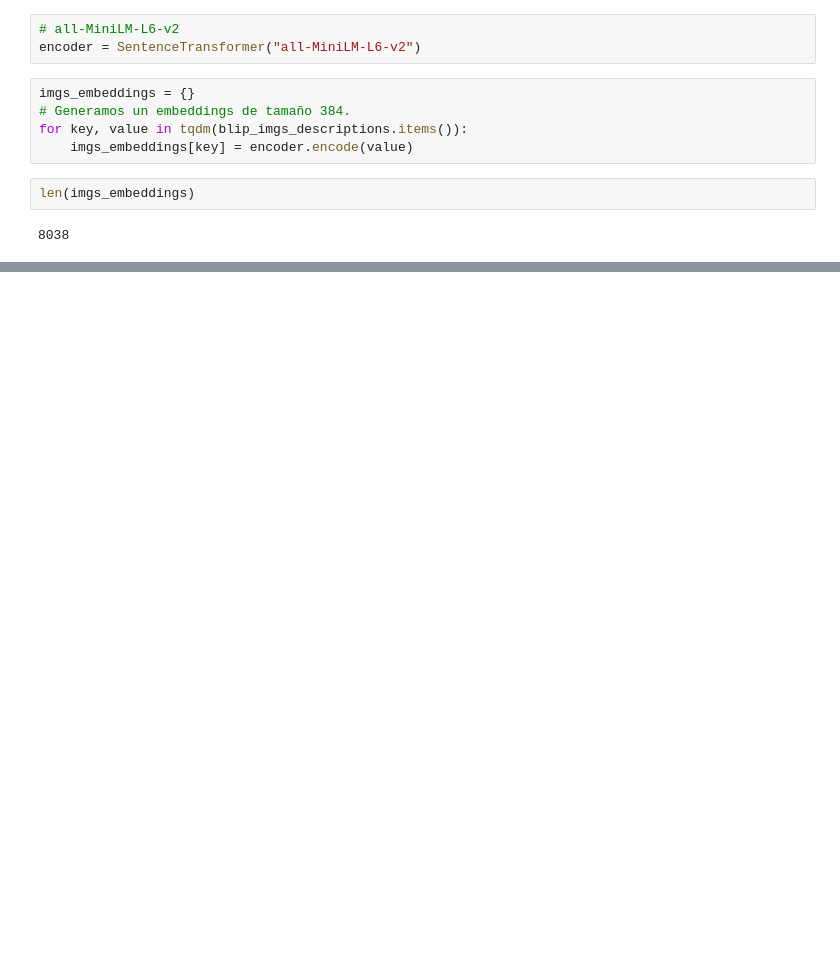
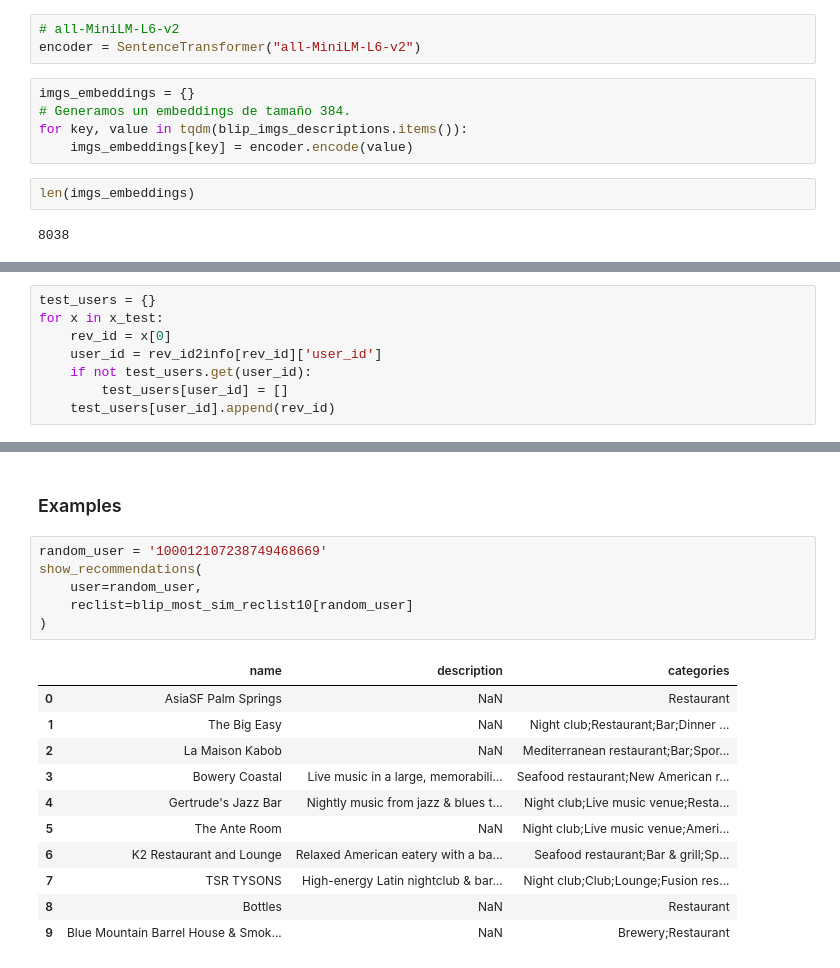
Before and after one commit to pedrozavalat/iic3633-proyecto, a Jupyter notebook: iic3633_BLIP.ipynb, the cells around one changed output, grey strips where cells are left out. Drawn from its saved outputs; the diff is of its cells as text; blank space fills up the shorter version.

```diff
--- a/iic3633_BLIP.ipynb
+++ b/iic3633_BLIP.ipynb
@@ -461,0 +522,8 @@ show_recommendations(idx_to_user[user_3], user3_reclist)
+# %%
+test_users = {}
+for x in x_test:
+    rev_id = x[0]
+    user_id = rev_id2info[rev_id]['user_id']
+    if not test_users.get(user_id):
+        test_users[user_id] = []
+    test_users[user_id].append(rev_id)
@@ -461,0 +657,20 @@ show_recommendations(idx_to_user[user_3], user3_reclist)
+# %% [markdown]
+### Examples
+# %%
+random_user = '100012107238749468669'
+show_recommendations(
+    user=random_user,
+    reclist=blip_most_sim_reclist10[random_user]
+)
+# %% [output]
+|  | name | description | categories |
+| 0 | AsiaSF Palm Springs | NaN | Restaurant |
+| 1 | The Big Easy | NaN | Night club;Restaurant;Bar;Dinner ... |
+| 2 | La Maison Kabob | NaN | Mediterranean restaurant;Bar;Spor... |
+| 3 | Bowery Coastal | Live music in a large, memorabili... | Seafood restaurant;New American r... |
+| 4 | Gertrude's Jazz Bar | Nightly music from jazz & blues t... | Night club;Live music venue;Resta... |
+| 5 | The Ante Room | NaN | Night club;Live music venue;Ameri... |
+| 6 | K2 Restaurant and Lounge | Relaxed American eatery with a ba... | Seafood restaurant;Bar & grill;Sp... |
+| 7 | TSR TYSONS | High-energy Latin nightclub & bar... | Night club;Club;Lounge;Fusion res... |
+| 8 | Bottles | NaN | Restaurant |
+| 9 | Blue Mountain Barrel House & Smok... | NaN | Brewery;Restaurant |
```
Also changed, not shown: parts of 69 cells of this notebook.
